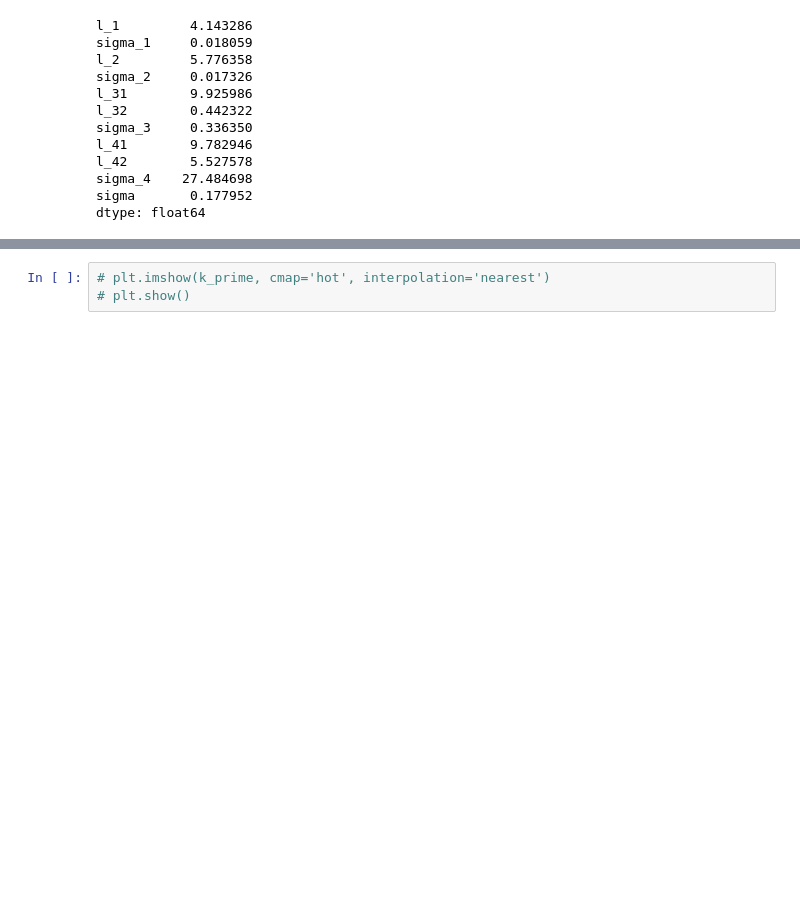
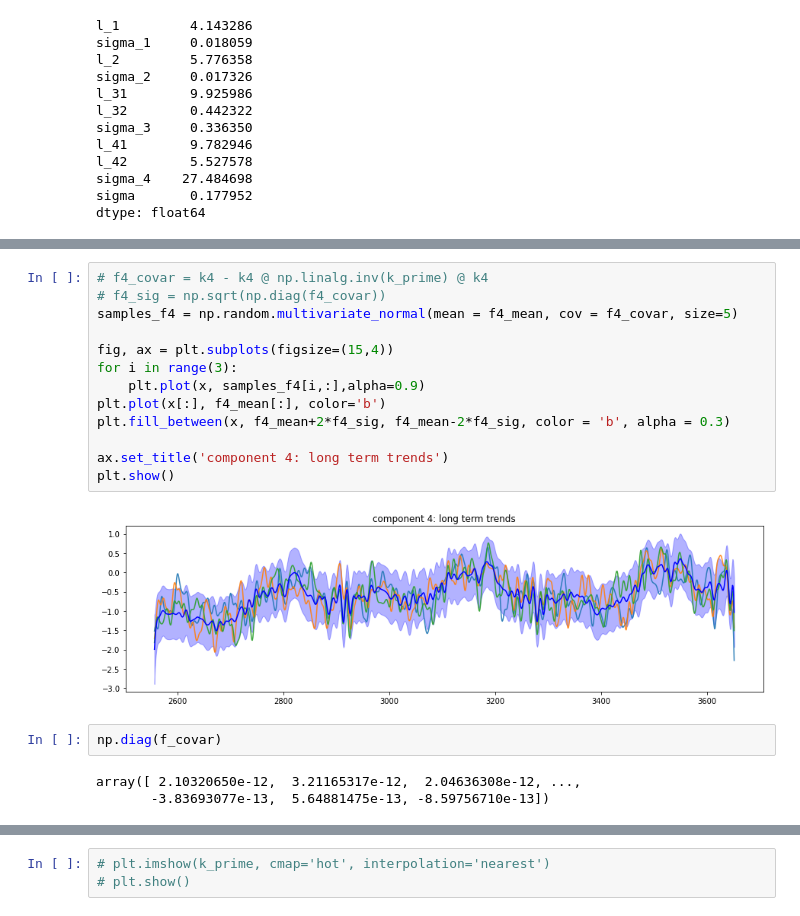
Before and after one commit to blazickjp/Research, a Jupyter notebook: GaussianProcesses.ipynb, the cells around one changed output, grey strips where cells are left out. Drawn from its saved outputs; the diff is of its cells as text; blank space fills up the shorter version.

```diff
--- a/GaussianProcesses.ipynb
+++ b/GaussianProcesses.ipynb
@@ -217,0 +280,20 @@ for i in range(5):
+# %%
+# f4_covar = k4 - k4 @ np.linalg.inv(k_prime) @ k4
+# f4_sig = np.sqrt(np.diag(f4_covar))
+samples_f4 = np.random.multivariate_normal(mean = f4_mean, cov = f4_covar, size=5)
+
+fig, ax = plt.subplots(figsize=(15,4))
+for i in range(3):
+    plt.plot(x, samples_f4[i,:],alpha=0.9)
+plt.plot(x[:], f4_mean[:], color='b')
+plt.fill_between(x, f4_mean+2*f4_sig, f4_mean-2*f4_sig, color = 'b', alpha = 0.3)
+
+ax.set_title('component 4: long term trends')
+plt.show()
+# %% [output]
+[figure, added]
+# %%
+np.diag(f_covar)
+# %% [output]
+array([ 2.10320650e-12,  3.21165317e-12,  2.04636308e-12, ...,
+       -3.83693077e-13,  5.64881475e-13, -8.59756710e-13])
```
Also changed, not shown: parts of 17 cells of this notebook.
